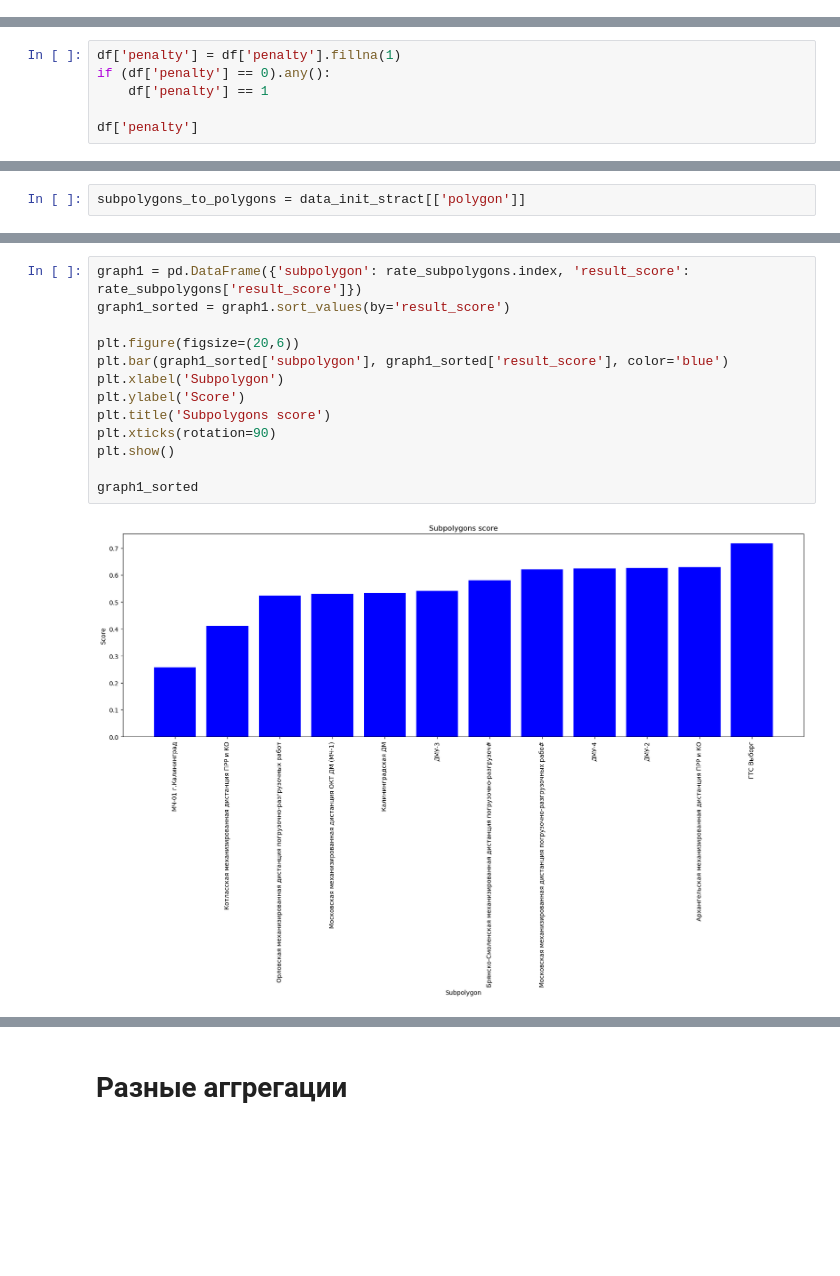
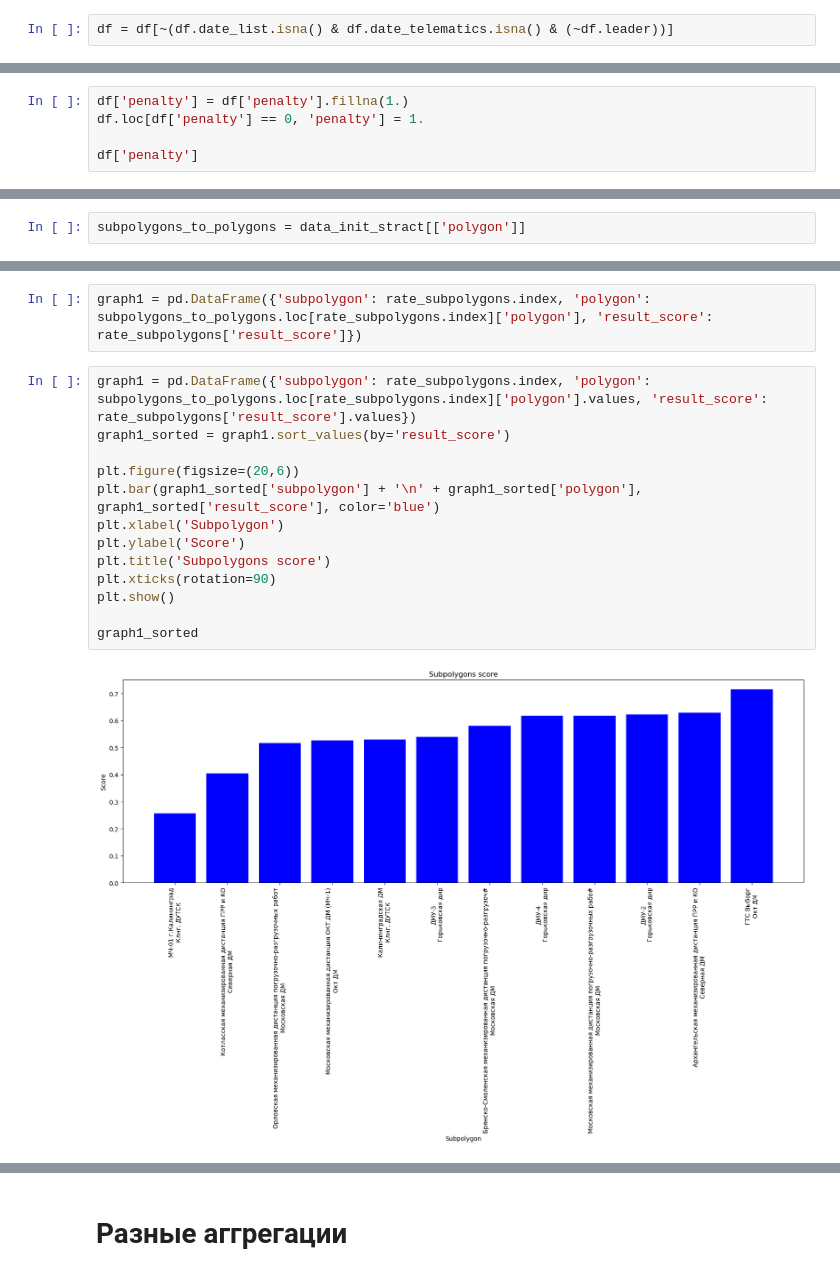
Before and after one commit to EgorAndrik/CP-Dashboards, a Jupyter notebook: models/graphs.ipynb, the cells around one changed output, grey strips where cells are left out. Cells and saved outputs as stored; diff of their text form; blank space fills up the shorter version.

```diff
--- a/models/graphs.ipynb
+++ b/models/graphs.ipynb
@@ -5,6 +5,8 @@ import seaborn as sns
 import matplotlib.pyplot as plt
 # %%
 df = pd.read_excel("data.xlsx")
+# %%
+df = df[~(df.date_list.isna() & df.date_telematics.isna() & (~df.leader))]
 # %%
 df
 # %% [output]
@@ -22,9 +24,8 @@ df
 | 4400 | False | Северная ДМ | М777КХ07 | Архангельская механизированная ди... | В целевой структуре парка | 2024-04-06 | 8.0 | NaT | ... |
 4401 rows × 11 columns
 # %%
-df['penalty'] = df['penalty'].fillna(1)
-if (df['penalty'] == 0).any():
-    df['penalty'] == 1
+df['penalty'] = df['penalty'].fillna(1.)
+df.loc[df['penalty'] == 0, 'penalty'] = 1.
 
 df['penalty']
 # %% [output]
@@ -334,15 +466,17 @@ rate_subpolygons
+# %%
+graph1 = pd.DataFrame({'subpolygon': rate_subpolygons.index, 'polygon': subpolygons_to_polygons.loc[rate_subpolygons.index]['polygon'], 'result_score': rate_subpolygons['result_score']})
 # %%
-graph1 = pd.DataFrame({'subpolygon': rate_subpolygons.index, 'result_score': rate_subpolygons['result_score']})
+graph1 = pd.DataFrame({'subpolygon': rate_subpolygons.index, 'polygon': subpolygons_to_polygons.loc[rate_subpolygons.index]['polygon'].values, 'result_score': rate_subpolygons['result_score'].values})
 graph1_sorted = graph1.sort_values(by='result_score')
 
 plt.figure(figsize=(20,6))
-plt.bar(graph1_sorted['subpolygon'], graph1_sorted['result_score'], color='blue')
+plt.bar(graph1_sorted['subpolygon'] + '\n' + graph1_sorted['polygon'], graph1_sorted['result_score'], color='blue')
 plt.xlabel('Subpolygon')
 plt.ylabel('Score')
 plt.title('Subpolygons score')
 plt.xticks(rotation=90)
 plt.show()
 
 graph1_sorted
 # %% [output]
-[figure, old version]
+[figure, new version]
```
Also changed, not shown: parts of 27 cells of this notebook, 2 other files.
